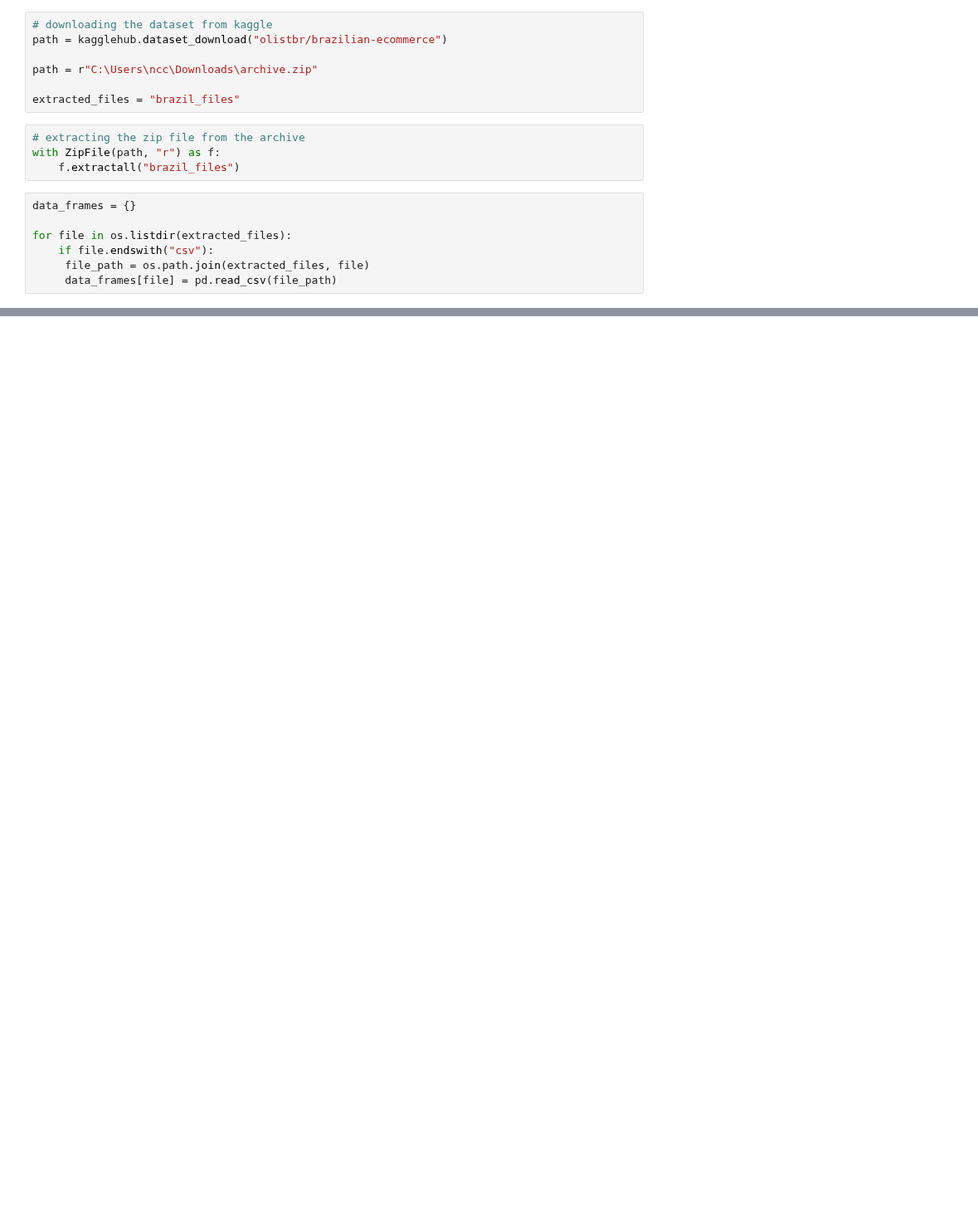
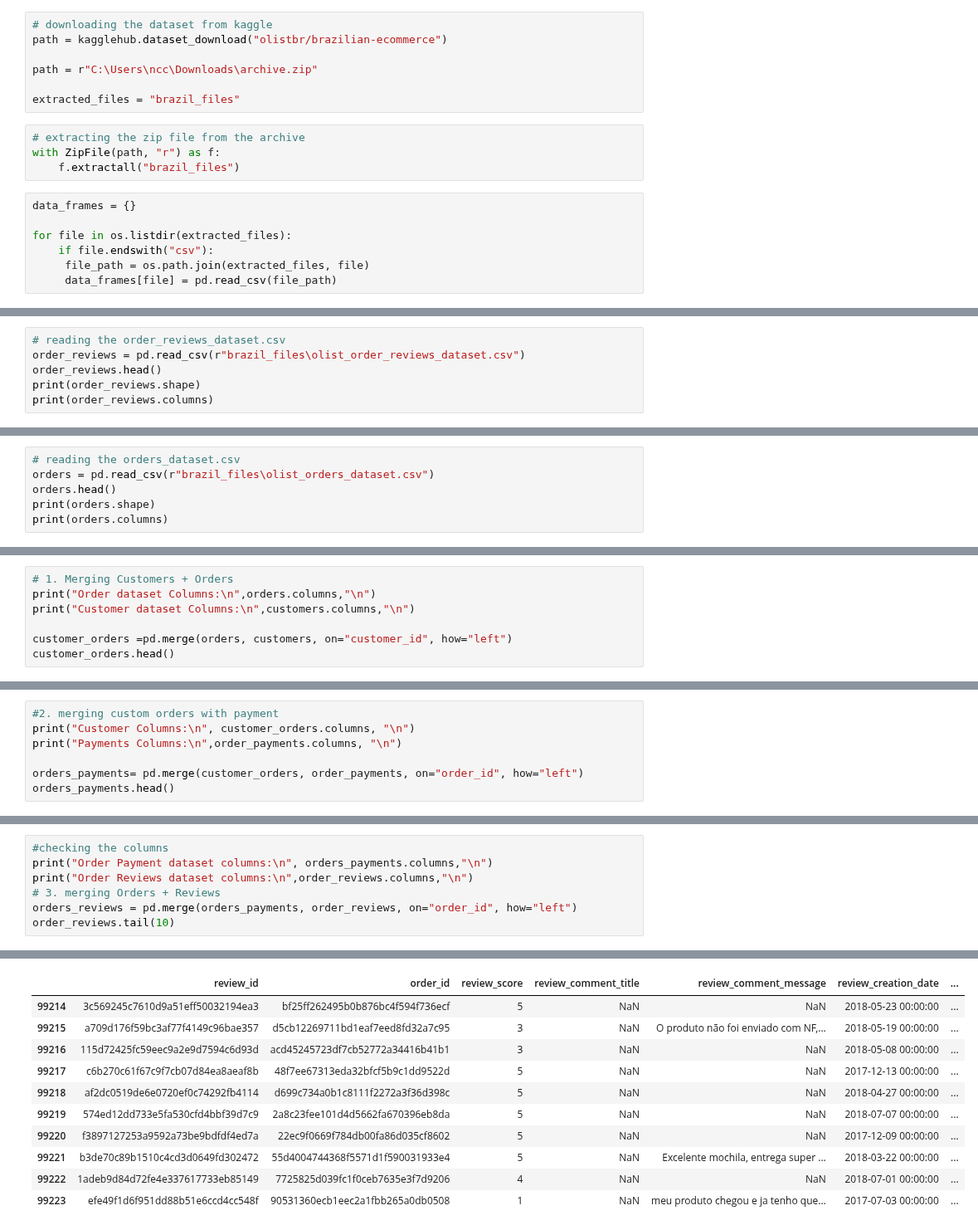
Before and after one commit to DuoDduo/AI-fellowship-module-2, a Jupyter notebook: probability/probability.ipynb, the cells around one changed output, grey strips where cells are left out. Shown at 83% size. Drawn from its saved outputs; the diff is of its cells as text; blank space fills up the shorter version.

```diff
--- a/probability/probability.ipynb
+++ b/probability/probability.ipynb
@@ -59,0 +102,6 @@ product_category_name_translation.csv
+# %%
+# reading the order_reviews_dataset.csv
+order_reviews = pd.read_csv(r"brazil_files\olist_order_reviews_dataset.csv")
+order_reviews.head()
+print(order_reviews.shape)
+print(order_reviews.columns)
@@ -59,0 +114,6 @@ product_category_name_translation.csv
+# %%
+# reading the orders_dataset.csv
+orders = pd.read_csv(r"brazil_files\olist_orders_dataset.csv")
+orders.head()
+print(orders.shape)
+print(orders.columns)
@@ -59,0 +252,7 @@ product_category_name_translation.csv
+# %%
+# 1. Merging Customers + Orders
+print("Order dataset Columns:\n",orders.columns,"\n")
+print("Customer dataset Columns:\n",customers.columns,"\n")
+
+customer_orders =pd.merge(orders, customers, on="customer_id", how="left")
+customer_orders.head()
@@ -59,0 +288,7 @@ product_category_name_translation.csv
+# %%
+#2. merging custom orders with payment
+print("Customer Columns:\n", customer_orders.columns, "\n")
+print("Payments Columns:\n",order_payments.columns, "\n")
+
+orders_payments= pd.merge(customer_orders, order_payments, on="order_id", how="left")
+orders_payments.head()
@@ -59,0 +322,8 @@ product_category_name_translation.csv
+# %%
+#checking the columns
+print("Order Payment dataset columns:\n", orders_payments.columns,"\n")
+print("Order Reviews dataset columns:\n",order_reviews.columns,"\n")
+# 3. merging Orders + Reviews
+orders_reviews = pd.merge(orders_payments, order_reviews, on="order_id", how="left")
+order_reviews.tail(10)
+# %% [output]
@@ -59,0 +344,11 @@ product_category_name_translation.csv
+|  | review_id | order_id | review_score | review_comment_title | review_comment_message | review_creation_date | ... |
+| 99214 | 3c569245c7610d9a51eff50032194ea3 | bf25ff262495b0b876bc4f594f736ecf | 5 | NaN | NaN | 2018-05-23 00:00:00 | ... |
+| 99215 | a709d176f59bc3af77f4149c96bae357 | d5cb12269711bd1eaf7eed8fd32a7c95 | 3 | NaN | O produto não foi enviado com NF,... | 2018-05-19 00:00:00 | ... |
+| 99216 | 115d72425fc59eec9a2e9d7594c6d93d | acd45245723df7cb52772a34416b41b1 | 3 | NaN | NaN | 2018-05-08 00:00:00 | ... |
+| 99217 | c6b270c61f67c9f7cb07d84ea8aeaf8b | 48f7ee67313eda32bfcf5b9c1dd9522d | 5 | NaN | NaN | 2017-12-13 00:00:00 | ... |
+| 99218 | af2dc0519de6e0720ef0c74292fb4114 | d699c734a0b1c8111f2272a3f36d398c | 5 | NaN | NaN | 2018-04-27 00:00:00 | ... |
+| 99219 | 574ed12dd733e5fa530cfd4bbf39d7c9 | 2a8c23fee101d4d5662fa670396eb8da | 5 | NaN | NaN | 2018-07-07 00:00:00 | ... |
+| 99220 | f3897127253a9592a73be9bdfdf4ed7a | 22ec9f0669f784db00fa86d035cf8602 | 5 | NaN | NaN | 2017-12-09 00:00:00 | ... |
+| 99221 | b3de70c89b1510c4cd3d0649fd302472 | 55d4004744368f5571d1f590031933e4 | 5 | NaN | Excelente mochila, entrega super ... | 2018-03-22 00:00:00 | ... |
+| 99222 | 1adeb9d84d72fe4e337617733eb85149 | 7725825d039fc1f0ceb7635e3f7d9206 | 4 | NaN | NaN | 2018-07-01 00:00:00 | ... |
+| 99223 | efe49f1d6f951dd88b51e6ccd4cc548f | 90531360ecb1eec2a1fbb265a0db0508 | 1 | NaN | meu produto chegou e ja tenho que... | 2017-07-03 00:00:00 | ... |
```
Also changed, not shown: parts of 49 cells of this notebook, 1 other file.
